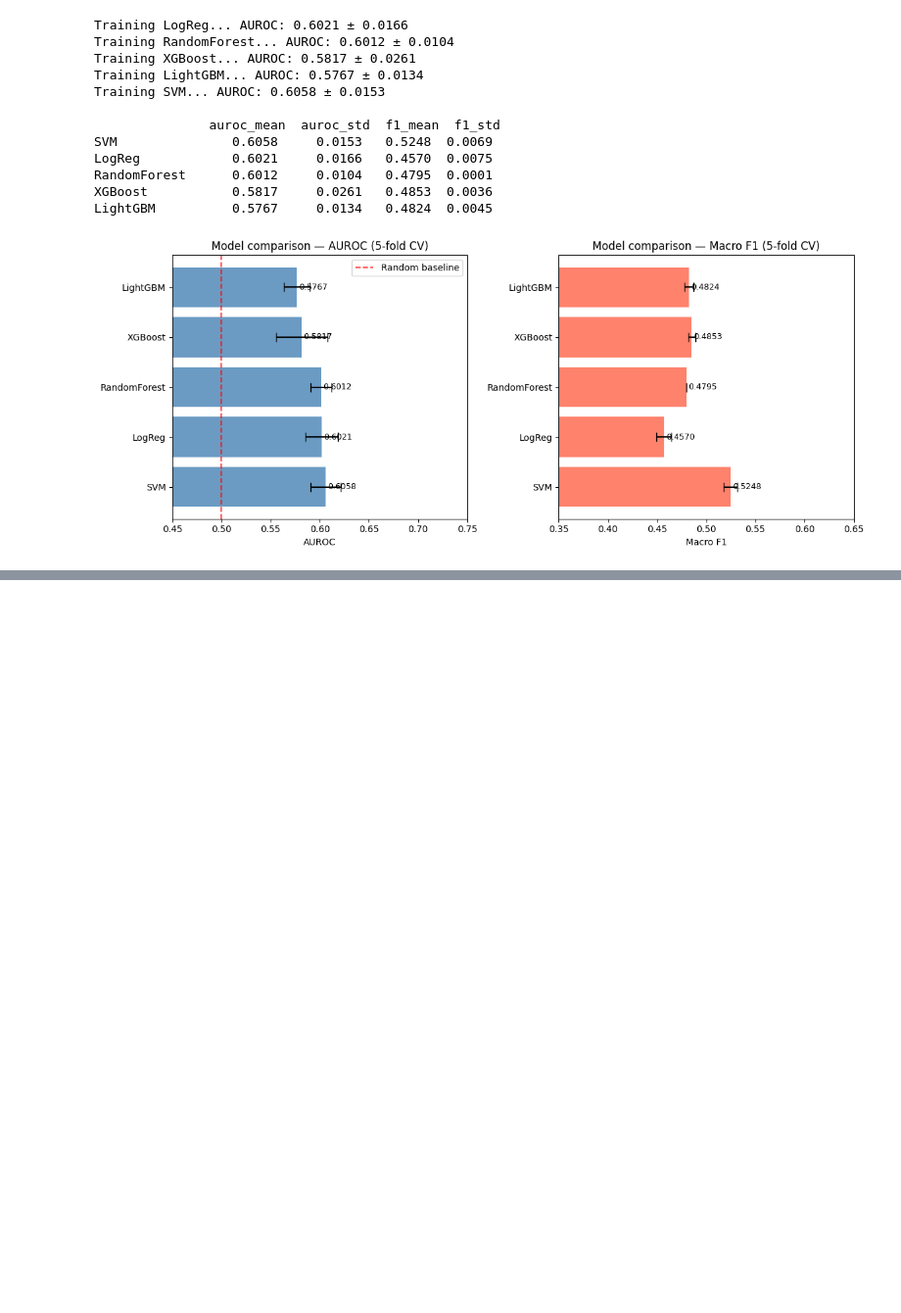
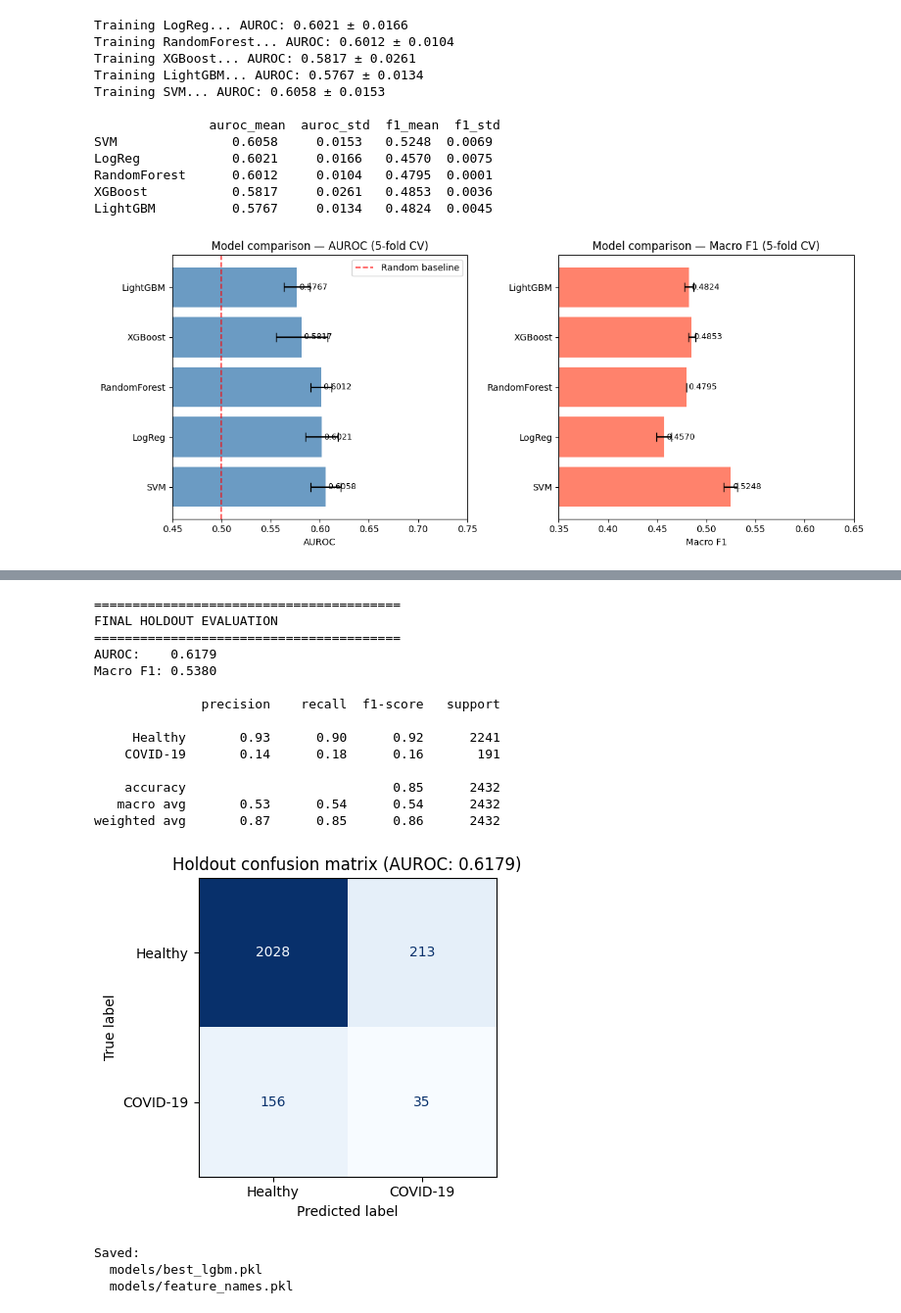
Before and after one commit to jovishacurlie22/CoughDetector, a Jupyter notebook: notebooks/03_modelling.ipynb, the cells around one changed output, grey strips where cells are left out. Shown at 98% size. Cells and saved outputs as stored; diff of their text form; code cells hidden in the pictures; blank space fills up the shorter version.

```diff
--- a/notebooks/03_modelling.ipynb
+++ b/notebooks/03_modelling.ipynb
@@ -208,0 +193,63 @@ KeyboardInterrupt:
+# %%
+# Train best model on full training set
+best_model = lgb.LGBMClassifier(
+    **study.best_params,
+    class_weight='balanced',
+    random_state=42,
+    verbose=-1
+)
+best_model.fit(X_train, y_train)
+
+# Evaluate on holdout — only time we touch this data
+y_pred_proba = best_model.predict_proba(X_holdout)[:, 1]
+y_pred = best_model.predict(X_holdout)
+
+holdout_auroc = roc_auc_score(y_holdout, y_pred_proba)
+holdout_f1    = f1_score(y_holdout, y_pred, average='macro')
+
+print("=" * 40)
+print("FINAL HOLDOUT EVALUATION")
+print("=" * 40)
+print(f"AUROC:    {holdout_auroc:.4f}")
+print(f"Macro F1: {holdout_f1:.4f}")
+print()
+print(classification_report(y_holdout, y_pred, target_names=['Healthy', 'COVID-19']))
+
+# Confusion matrix
+fig, ax = plt.subplots(figsize=(5, 4))
+ConfusionMatrixDisplay.from_predictions(
+    y_holdout, y_pred,
+    display_labels=['Healthy', 'COVID-19'],
+    ax=ax, colorbar=False, cmap='Blues'
+)
+ax.set_title(f'Holdout confusion matrix (AUROC: {holdout_auroc:.4f})')
+plt.tight_layout()
+plt.savefig('../outputs/confusion_matrix.png', dpi=150, bbox_inches='tight')
+plt.show()
+# %% [output]
+========================================
+FINAL HOLDOUT EVALUATION
+========================================
+AUROC:    0.6179
+Macro F1: 0.5380
+
+              precision    recall  f1-score   support
+
+     Healthy       0.93      0.90      0.92      2241
+    COVID-19       0.14      0.18      0.16       191
+
+    accuracy                           0.85      2432
+   macro avg       0.53      0.54      0.54      2432
+weighted avg       0.87      0.85      0.86      2432
+[figure, added]
+# %%
+joblib.dump(best_model, '../models/best_lgbm.pkl')
+joblib.dump(feature_names, '../models/feature_names.pkl')
+
+print("Saved:")
+print("  models/best_lgbm.pkl")
+print("  models/feature_names.pkl")
+# %% [output]
+Saved:
+  models/best_lgbm.pkl
+  models/feature_names.pkl
```
Also changed, not shown: parts of 1 cell of this notebook, 1 other file.
